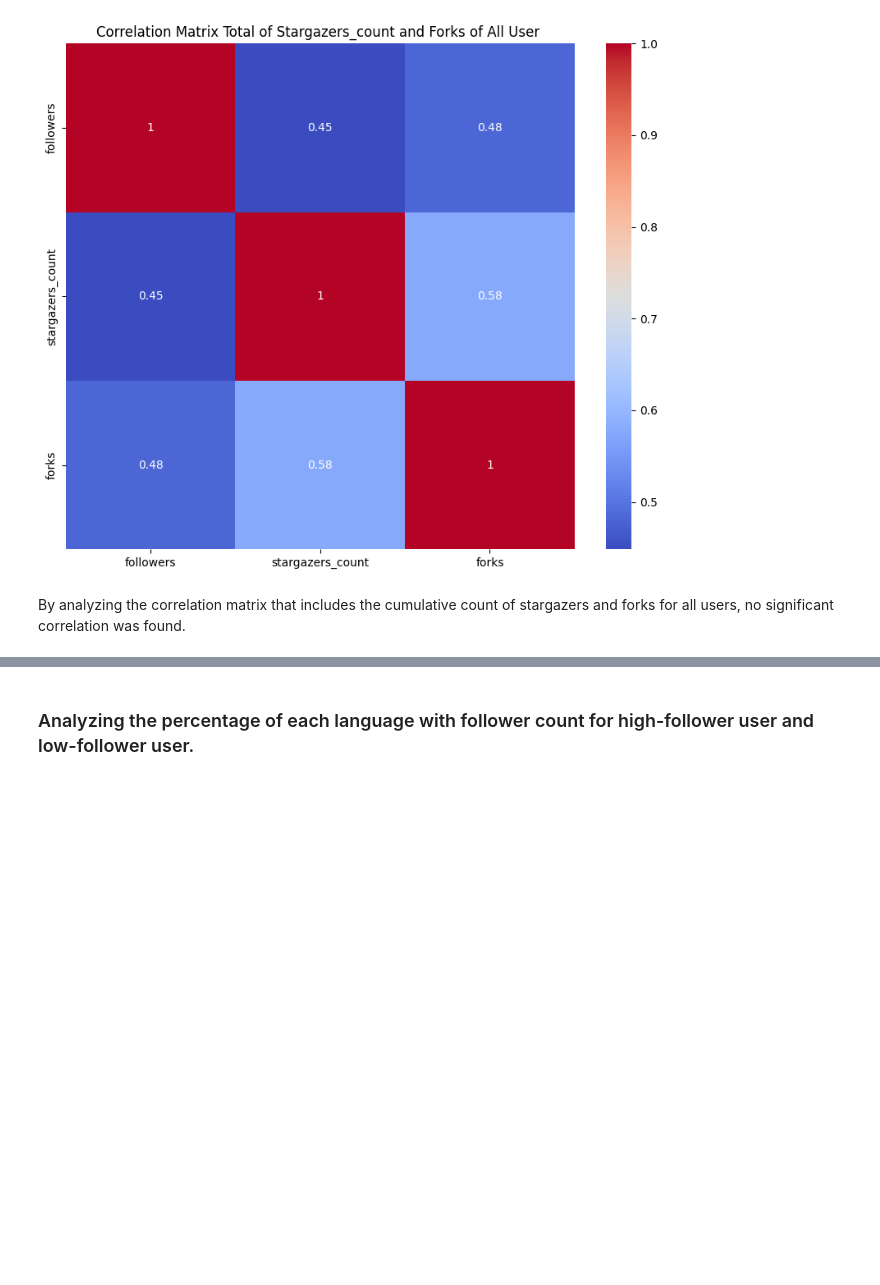
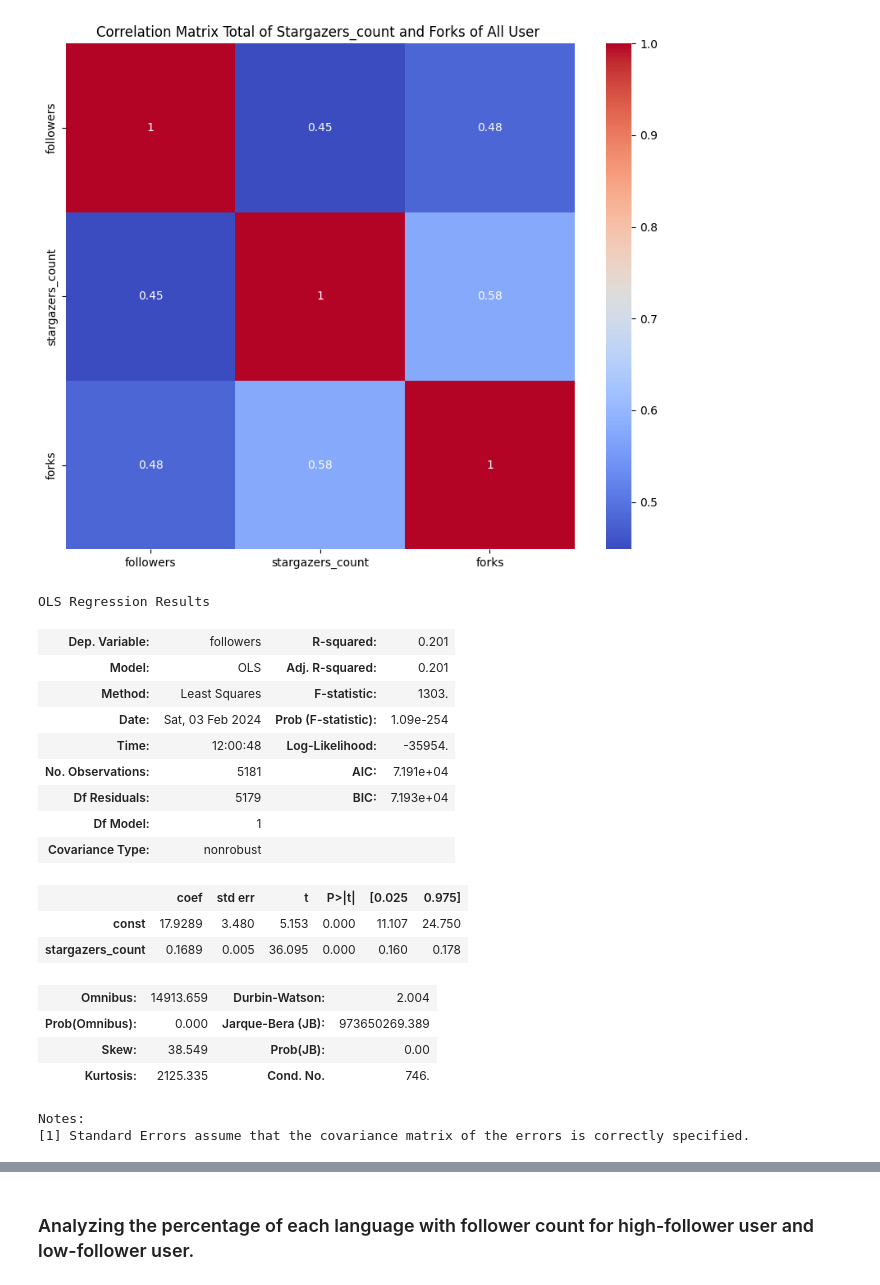
Before and after one commit to kritserv/analyze-how-python-developer-use-github, a Jupyter notebook: data_analysis.ipynb, the cells around one changed output, grey strips where cells are left out. Drawn from its saved outputs; the diff is of its cells as text; code cells hidden in the pictures; blank space fills up the shorter version.

```diff
--- a/data_analysis.ipynb
+++ b/data_analysis.ipynb
@@ -414,5 +422,26 @@ PlotScatter(df = merged_data, field_x = 'followers', field_y = 'forks', field_ty
 corr = PlotCorr(SelectNumericColumn(merged_data), title='Correlation Matrix Total of Stargazers_count and Forks of All User ')
 # %% [output]
 [figure]
-# %% [markdown]
-By analyzing the correlation matrix that includes the cumulative count of stargazers and forks for all users, no significant correlation was found.
+# %%
+results = RegressionAnalyse(X = merged_data['stargazers_count'], y = merged_data['followers'])
+results.summary()
+# %% [output]
+OLS Regression Results
+| Dep. Variable: | followers | R-squared: | 0.201 |
+| Model: | OLS | Adj. R-squared: | 0.201 |
+| Method: | Least Squares | F-statistic: | 1303. |
+| Date: | Sat, 03 Feb 2024 | Prob (F-statistic): | 1.09e-254 |
+| Time: | 12:00:48 | Log-Likelihood: | -35954. |
+| No. Observations: | 5181 | AIC: | 7.191e+04 |
+| Df Residuals: | 5179 | BIC: | 7.193e+04 |
+| Df Model: | 1 |  |  |
+| Covariance Type: | nonrobust |  |  |
+|  | coef | std err | t | P>|t| | [0.025 | 0.975] |
+| const | 17.9289 | 3.480 | 5.153 | 0.000 | 11.107 | 24.750 |
+| stargazers_count | 0.1689 | 0.005 | 36.095 | 0.000 | 0.160 | 0.178 |
+| Omnibus: | 14913.659 | Durbin-Watson: | 2.004 |
+| Prob(Omnibus): | 0.000 | Jarque-Bera (JB): | 973650269.389 |
+| Skew: | 38.549 | Prob(JB): | 0.00 |
+| Kurtosis: | 2125.335 | Cond. No. | 746. |
+Notes:
+[1] Standard Errors assume that the covariance matrix of the errors is correctly specified.
```
Also changed, not shown: parts of 9 cells of this notebook.
